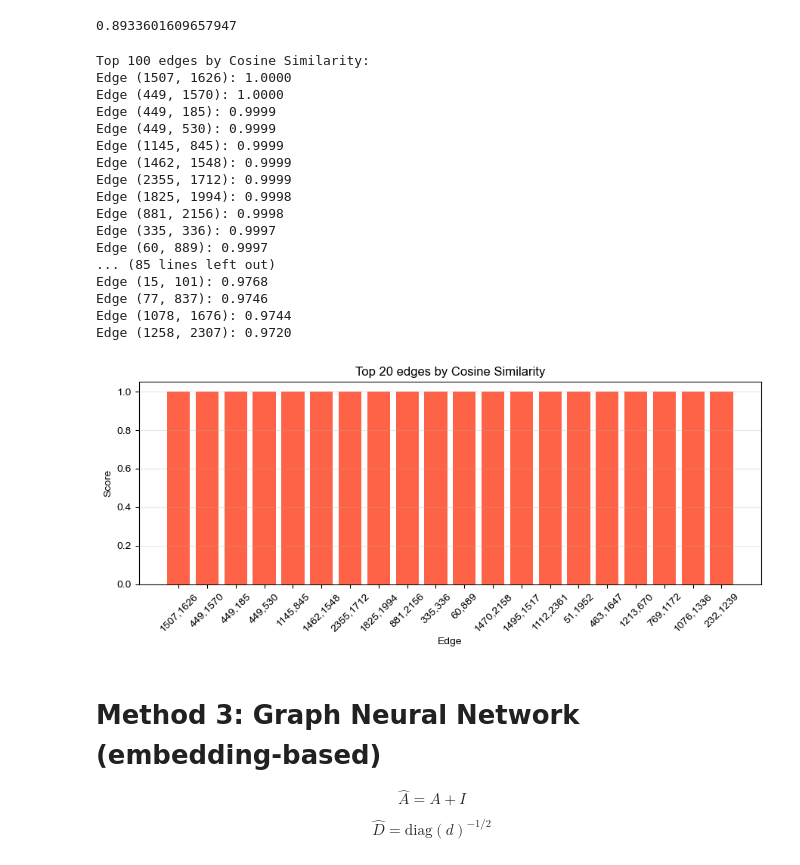
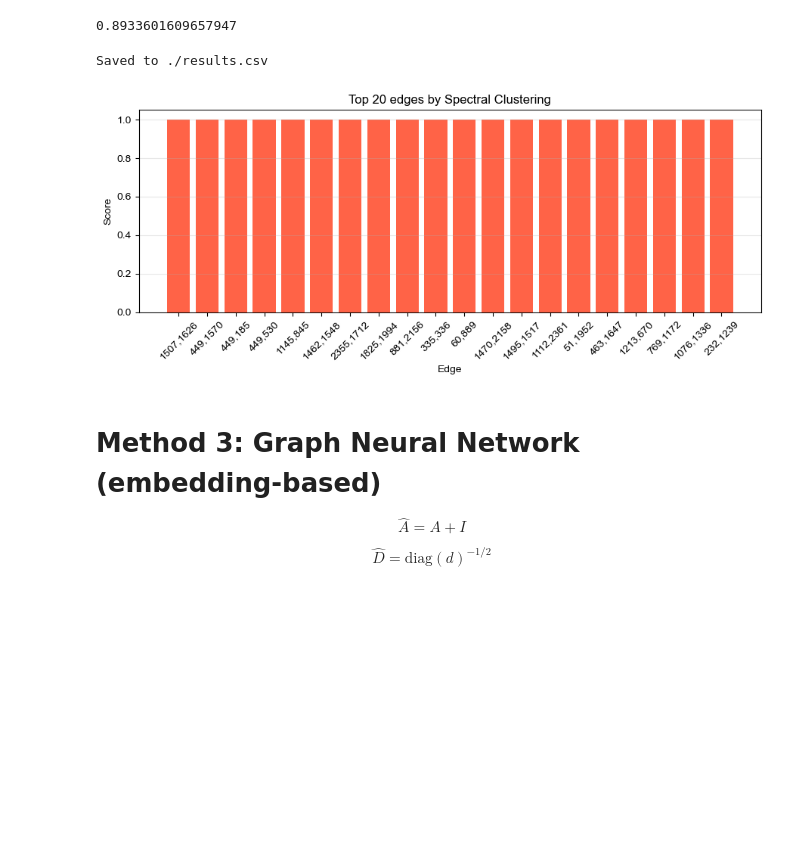
Before and after one commit to BalducciFrancesco/INFS7450-Social-Media-Analytics, a Jupyter notebook: p2_link_prediction/project.ipynb, the cells around one changed output. Cells and saved outputs as stored; diff of their text form; code cells hidden in the pictures; blank space fills up the shorter version.

```diff
--- a/p2_link_prediction/project.ipynb
+++ b/p2_link_prediction/project.ipynb
@@ -306,28 +322,12 @@ calculate_accuracy(scores)
 # %%
 scores = {}
 for i, candidate in enumerate(edges_test):  # both positive and negative edges
     u, v = candidate
     scores[(u,v)] = 1 - cosine(*embed_candidate(candidate))
-display_test_results(scores, top_k=100, name="Cosine Similarity")
+display_test_results(scores, top_k=100, name="Spectral Clustering", save=True)
 # %% [output]
-Top 100 edges by Cosine Similarity:
-Edge (1507, 1626): 1.0000
-Edge (449, 1570): 1.0000
-Edge (449, 185): 0.9999
-Edge (449, 530): 0.9999
-Edge (1145, 845): 0.9999
-Edge (1462, 1548): 0.9999
-Edge (2355, 1712): 0.9999
-Edge (1825, 1994): 0.9998
-Edge (881, 2156): 0.9998
-Edge (335, 336): 0.9997
-Edge (60, 889): 0.9997
-... (85 lines left out)
-Edge (15, 101): 0.9768
-Edge (77, 837): 0.9746
-Edge (1078, 1676): 0.9744
-Edge (1258, 2307): 0.9720
+Saved to ./results.csv
-[figure, old version]
+[figure, new version]
 # %% [markdown]
 # Method 3: Graph Neural Network (embedding-based)
 
```
Also changed, not shown: parts of 3 cells of this notebook, 3 other files.
